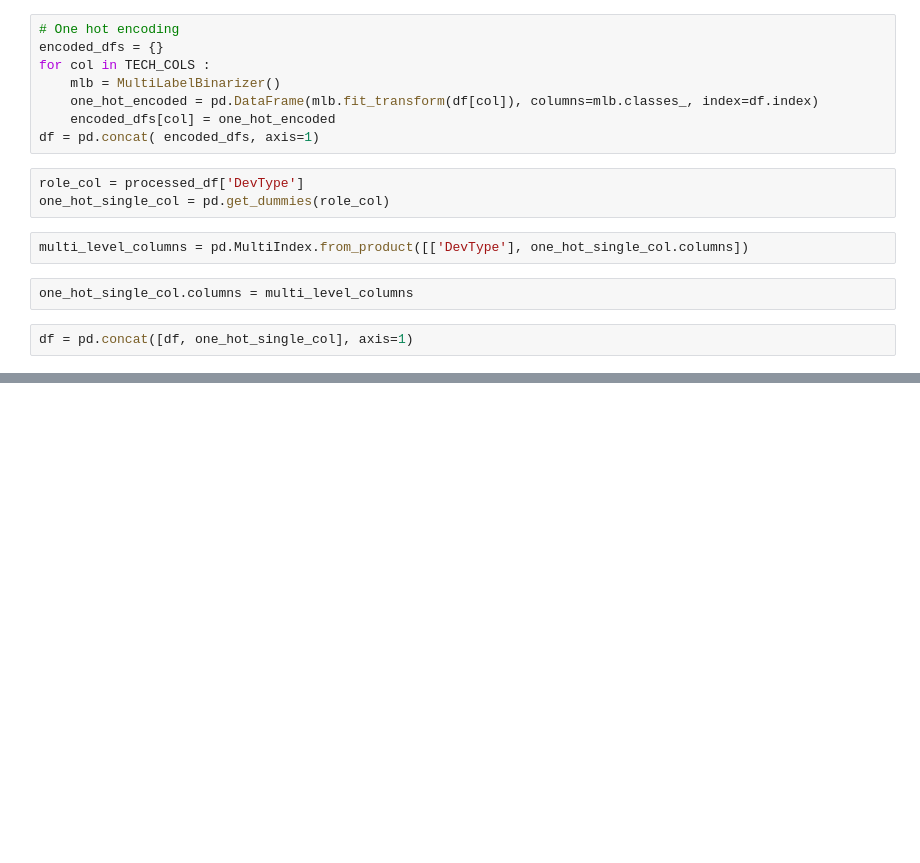
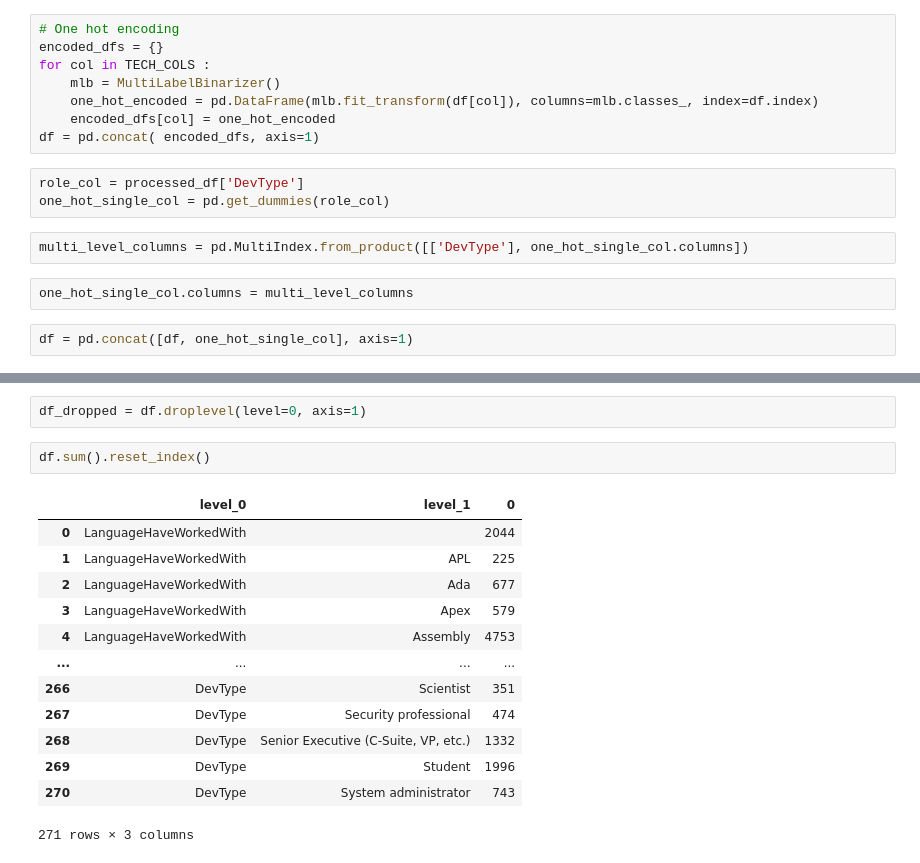
Before and after one commit to MuhamedGad/End2End-Projct, a Jupyter notebook: notebooks/03_Descriptive_Statistics.ipynb, the cells around one changed output, grey strips where cells are left out. Saved outputs shown, nothing was run; the diff lists cells and outputs as text; blank space fills up the shorter version.

```diff
--- a/notebooks/03_Descriptive_Statistics.ipynb
+++ b/notebooks/03_Descriptive_Statistics.ipynb
@@ -68,0 +62,18 @@ skills_df.sum().reset_index()
+# %%
+df_dropped = df.droplevel(level=0, axis=1)
+# %%
+df.sum().reset_index()
+# %% [output]
+|  | level_0 | level_1 | 0 |
+| 0 | LanguageHaveWorkedWith |  | 2044 |
+| 1 | LanguageHaveWorkedWith | APL | 225 |
+| 2 | LanguageHaveWorkedWith | Ada | 677 |
+| 3 | LanguageHaveWorkedWith | Apex | 579 |
+| 4 | LanguageHaveWorkedWith | Assembly | 4753 |
+| ... | ... | ... | ... |
+| 266 | DevType | Scientist | 351 |
+| 267 | DevType | Security professional | 474 |
+| 268 | DevType | Senior Executive (C-Suite, VP, etc.) | 1332 |
+| 269 | DevType | Student | 1996 |
+| 270 | DevType | System administrator | 743 |
+271 rows × 3 columns
```
Also changed, not shown: parts of 10 cells of this notebook.
